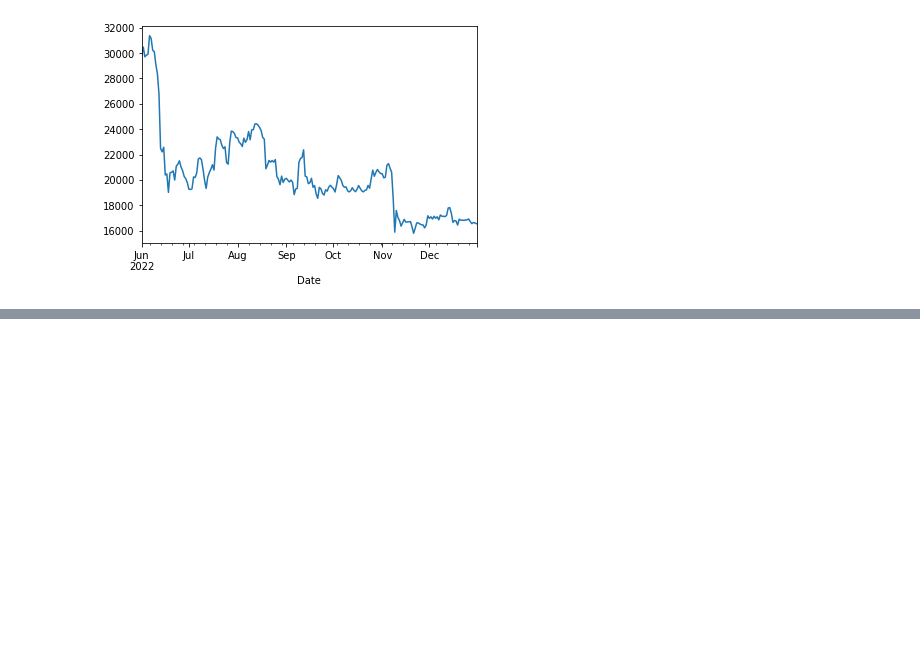
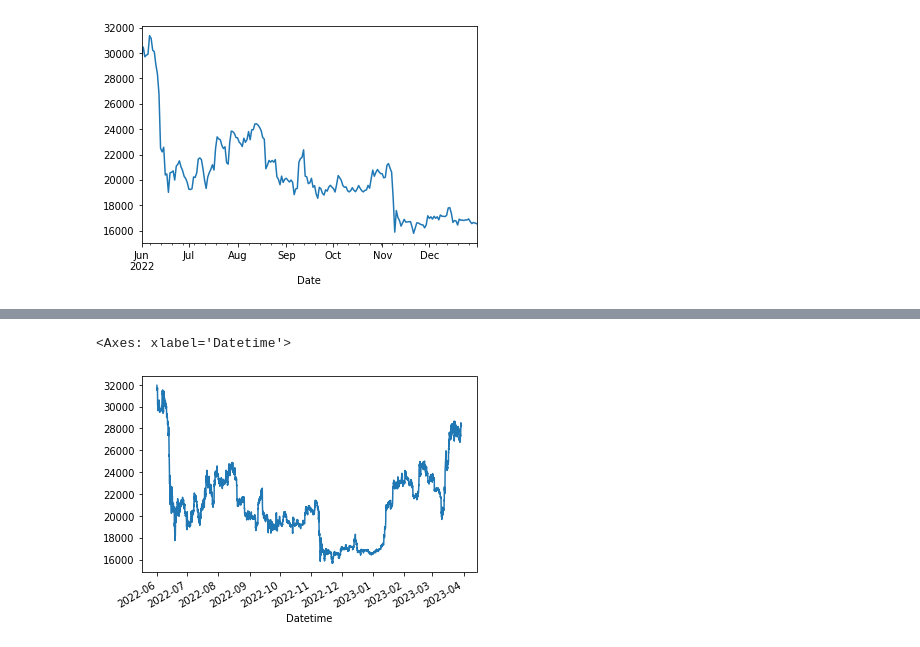
Before and after one commit to xx-z/cryptocurrency-analysis, a Jupyter notebook: yfinance.ipynb, the cells around one changed output, grey strips where cells are left out. Drawn from its saved outputs; the diff is of its cells as text; code cells hidden in the pictures; blank space fills up the shorter version.

```diff
--- a/yfinance.ipynb
+++ b/yfinance.ipynb
@@ -41,0 +72,7 @@ df[df.index >= dt.datetime(2022, 6, 1)]["Close"].plot()
+# %%
+#時間を指定してみる
+import datetime as dt
+df[df.index >= dt.datetime(2022, 6, 1)]["Close"].plot()
+# %% [output]
+<Axes: xlabel='Datetime'>
+[figure, added]
```
Also changed, not shown: parts of 5 cells of this notebook.
